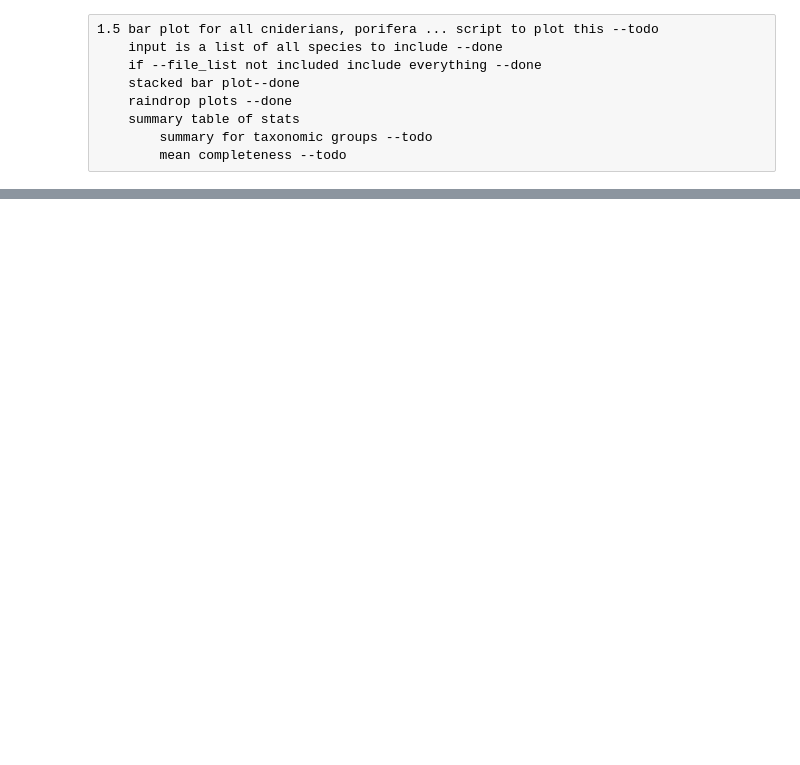
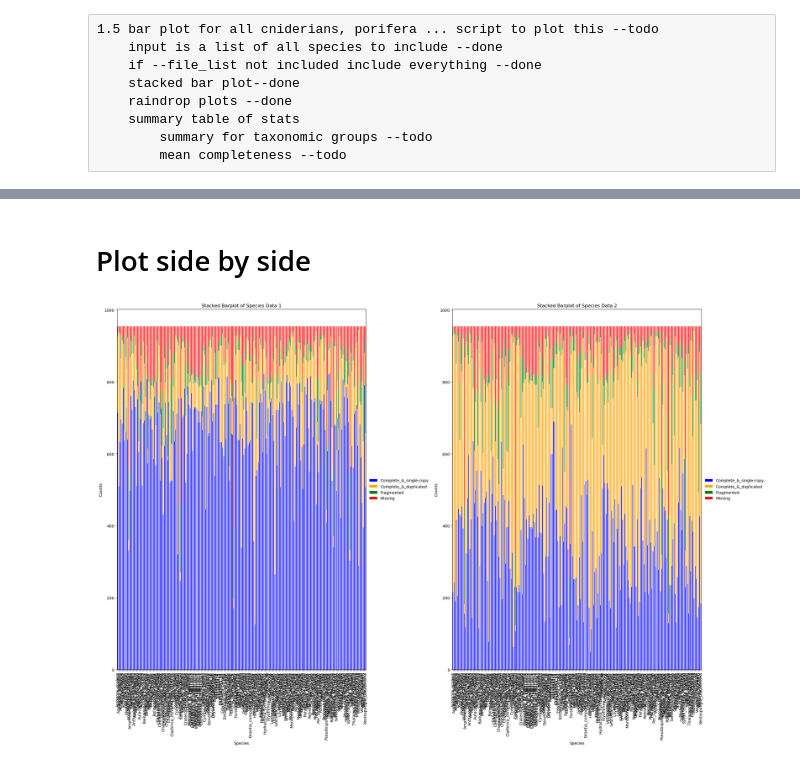
Before and after one commit to AlexanderFastner/GeoBio_Results_processing, a Jupyter notebook: scripts/plot_short_summaries.ipynb, the cells around one changed output, grey strips where cells are left out. Saved outputs shown, nothing was run; the diff lists cells and outputs as text; code cells hidden in the pictures; blank space fills up the shorter version.

```diff
--- a/scripts/plot_short_summaries.ipynb
+++ b/scripts/plot_short_summaries.ipynb
@@ -76,0 +92,27 @@ plt.show()
+# %% [markdown]
+# Plot side by side
+# %%
+fig, axs = plt.subplots(1, 2, figsize=(24, 16))
+colors = ['blue', 'orange', 'green', 'red', 'violet']
+
+
+TransPi_subset.plot(kind='bar', stacked=True, color=colors, ax=axs[0])
+axs[0].set_title('Stacked Barplot of Species Data 1')
+axs[0].set_xlabel('Species')
+axs[0].set_ylabel('Counts')
+axs[0].legend(loc='center left', bbox_to_anchor=(1.0, 0.5)).set_frame_on(False)
+
+# Plot the second stacked barplot
+Trinity_subset.plot(kind='bar', stacked=True, color=colors, ax=axs[1])
+axs[1].set_title('Stacked Barplot of Species Data 2')
+axs[1].set_xlabel('Species')
+axs[1].set_ylabel('Counts')
+axs[1].legend(loc='center left', bbox_to_anchor=(1.0, 0.5)).set_frame_on(False)
+
+# Adjust layout to prevent overlapping
+plt.tight_layout()
+
+# Show the plots
+plt.show()
+# %% [output]
+[figure, added]
```
Also changed, not shown: parts of 23 cells of this notebook, 4 other files.
